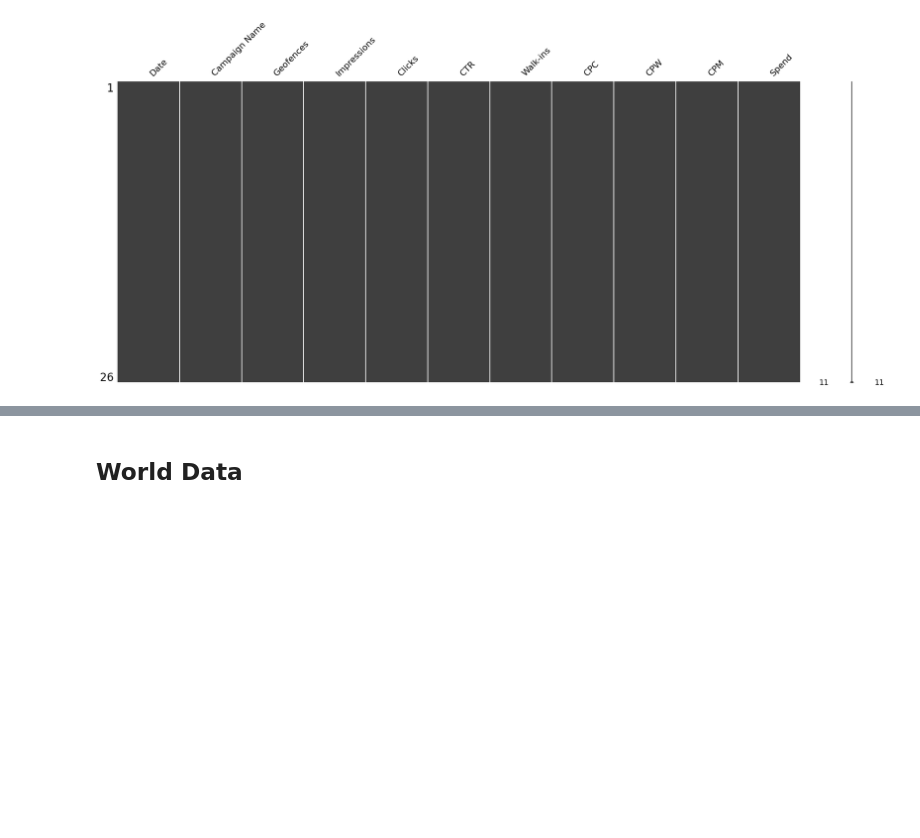
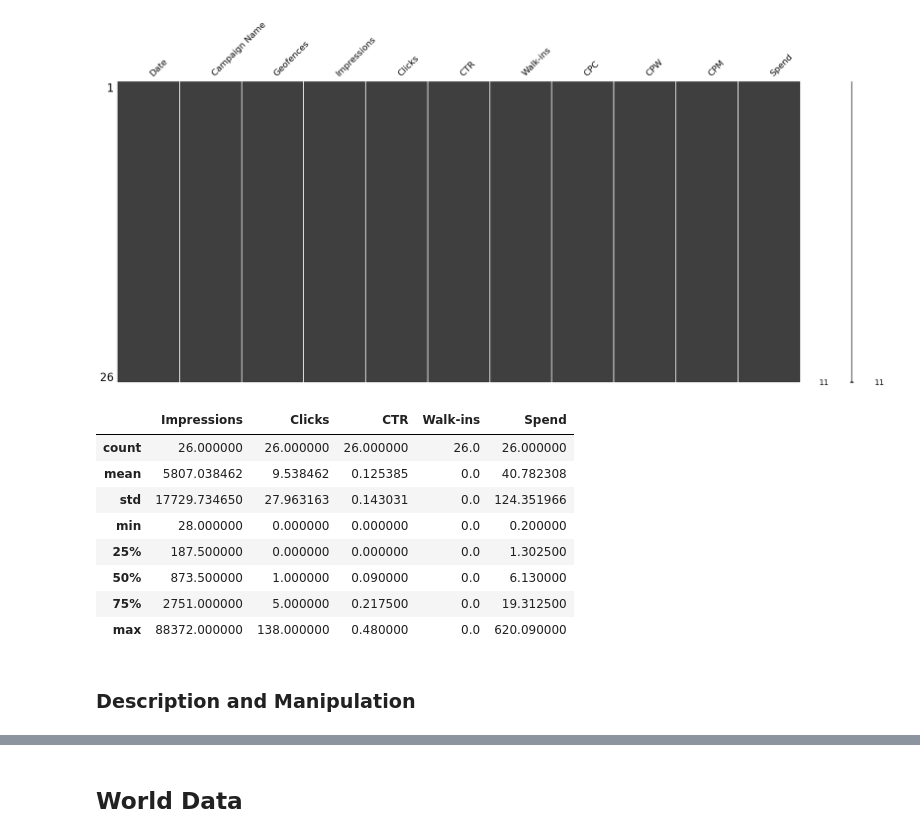
Before and after one commit to ewattudo/datamanagement, a Jupyter notebook: PS1.ipynb, the cells around one changed output, grey strips where cells are left out. Drawn from its saved outputs; the diff is of its cells as text; code cells hidden in the pictures; blank space fills up the shorter version.

```diff
--- a/PS1.ipynb
+++ b/PS1.ipynb
@@ -241,3 +242,17 @@ msno.matrix(Geofence)
 # %% [output]
 <Axes: >
 [figure]
+# %%
+Geofence.describe()
+# %% [output]
+|  | Impressions | Clicks | CTR | Walk-ins | Spend |
+| count | 26.000000 | 26.000000 | 26.000000 | 26.0 | 26.000000 |
+| mean | 5807.038462 | 9.538462 | 0.125385 | 0.0 | 40.782308 |
+| std | 17729.734650 | 27.963163 | 0.143031 | 0.0 | 124.351966 |
+| min | 28.000000 | 0.000000 | 0.000000 | 0.0 | 0.200000 |
+| 25% | 187.500000 | 0.000000 | 0.000000 | 0.0 | 1.302500 |
+| 50% | 873.500000 | 1.000000 | 0.090000 | 0.0 | 6.130000 |
+| 75% | 2751.000000 | 5.000000 | 0.217500 | 0.0 | 19.312500 |
+| max | 88372.000000 | 138.000000 | 0.480000 | 0.0 | 620.090000 |
+# %% [markdown]
+### Description and Manipulation
```
Also changed, not shown: parts of 9 cells of this notebook.
